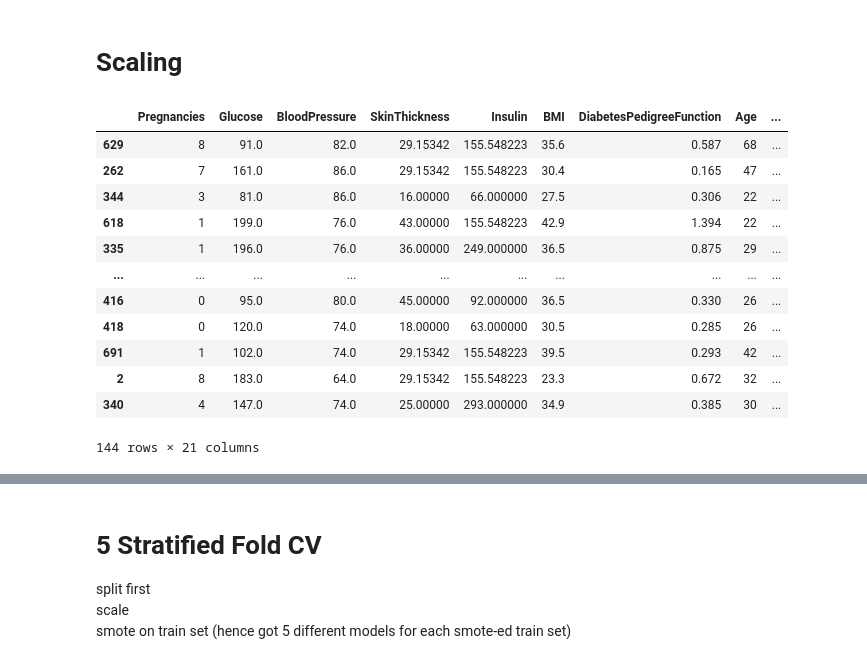
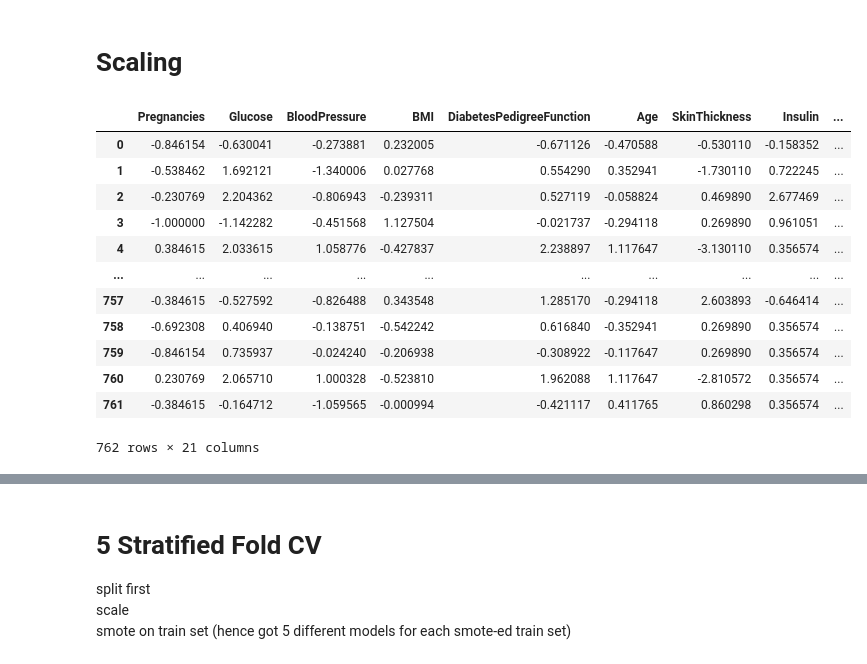
Before and after one commit to nigelmaxwee/sc5010-introduction-to-data-analysis, a Jupyter notebook: data-preprocessing.ipynb, the cells around one changed output, grey strips where cells are left out. Saved outputs shown, nothing was run; the diff lists cells and outputs as text; code cells hidden in the pictures.

```diff
--- a/data-preprocessing.ipynb
+++ b/data-preprocessing.ipynb
@@ -396,19 +413,19 @@ def apply_scaling(X_train, X_test, minmax_cols, standard_cols, robust_cols):
 
 # Apply scaling
 X_train_final, X_test_final = apply_scaling(X_train_fe, X_test_fe, minmax_cols, standard_cols, robust_cols)
-# %%
-X_test_fe
-# %% [output]
-|  | Pregnancies | Glucose | BloodPressure | SkinThickness | Insulin | BMI | DiabetesPedigreeFunction | Age | ... |
-| 629 | 8 | 91.0 | 82.0 | 29.15342 | 155.548223 | 35.6 | 0.587 | 68 | ... |
-| 262 | 7 | 161.0 | 86.0 | 29.15342 | 155.548223 | 30.4 | 0.165 | 47 | ... |
-| 344 | 3 | 81.0 | 86.0 | 16.00000 | 66.000000 | 27.5 | 0.306 | 22 | ... |
-| 618 | 1 | 199.0 | 76.0 | 43.00000 | 155.548223 | 42.9 | 1.394 | 22 | ... |
-| 335 | 1 | 196.0 | 76.0 | 36.00000 | 249.000000 | 36.5 | 0.875 | 29 | ... |
-| ... | ... | ... | ... | ... | ... | ... | ... | ... | ... |
-| 416 | 0 | 95.0 | 80.0 | 45.00000 | 92.000000 | 36.5 | 0.330 | 26 | ... |
-| 418 | 0 | 120.0 | 74.0 | 18.00000 | 63.000000 | 30.5 | 0.285 | 26 | ... |
-| 691 | 1 | 102.0 | 74.0 | 29.15342 | 155.548223 | 39.5 | 0.293 | 42 | ... |
-| 2 | 8 | 183.0 | 64.0 | 29.15342 | 155.548223 | 23.3 | 0.672 | 32 | ... |
-| 340 | 4 | 147.0 | 74.0 | 25.00000 | 293.000000 | 34.9 | 0.385 | 30 | ... |
-144 rows × 21 columns
+# %%
+X_train_final
+# %% [output]
+|  | Pregnancies | Glucose | BloodPressure | BMI | DiabetesPedigreeFunction | Age | SkinThickness | Insulin | ... |
+| 0 | -0.846154 | -0.630041 | -0.273881 | 0.232005 | -0.671126 | -0.470588 | -0.530110 | -0.158352 | ... |
+| 1 | -0.538462 | 1.692121 | -1.340006 | 0.027768 | 0.554290 | 0.352941 | -1.730110 | 0.722245 | ... |
+| 2 | -0.230769 | 2.204362 | -0.806943 | -0.239311 | 0.527119 | -0.058824 | 0.469890 | 2.677469 | ... |
+| 3 | -1.000000 | -1.142282 | -0.451568 | 1.127504 | -0.021737 | -0.294118 | 0.269890 | 0.961051 | ... |
+| 4 | 0.384615 | 2.033615 | 1.058776 | -0.427837 | 2.238897 | 1.117647 | -3.130110 | 0.356574 | ... |
+| ... | ... | ... | ... | ... | ... | ... | ... | ... | ... |
+| 757 | -0.384615 | -0.527592 | -0.826488 | 0.343548 | 1.285170 | -0.294118 | 2.603893 | -0.646414 | ... |
+| 758 | -0.692308 | 0.406940 | -0.138751 | -0.542242 | 0.616840 | -0.352941 | 0.269890 | 0.356574 | ... |
+| 759 | -0.846154 | 0.735937 | -0.024240 | -0.206938 | -0.308922 | -0.117647 | 0.269890 | 0.356574 | ... |
+| 760 | 0.230769 | 2.065710 | 1.000328 | -0.523810 | 1.962088 | 1.117647 | -2.810572 | 0.356574 | ... |
+| 761 | -0.384615 | -0.164712 | -1.059565 | -0.000994 | -0.421117 | 0.411765 | 0.860298 | 0.356574 | ... |
+762 rows × 21 columns
```
Also changed, not shown: parts of 10 cells of this notebook.
